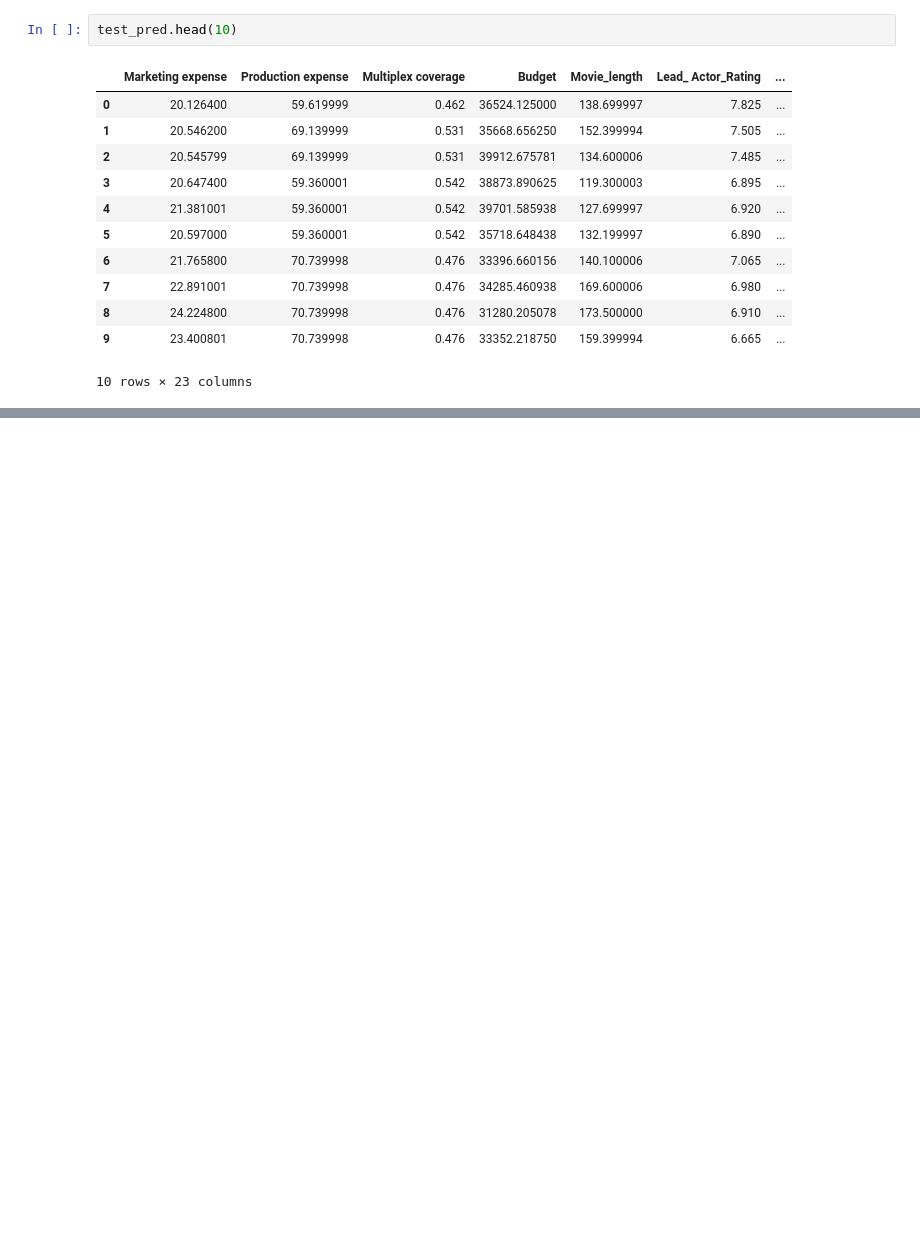
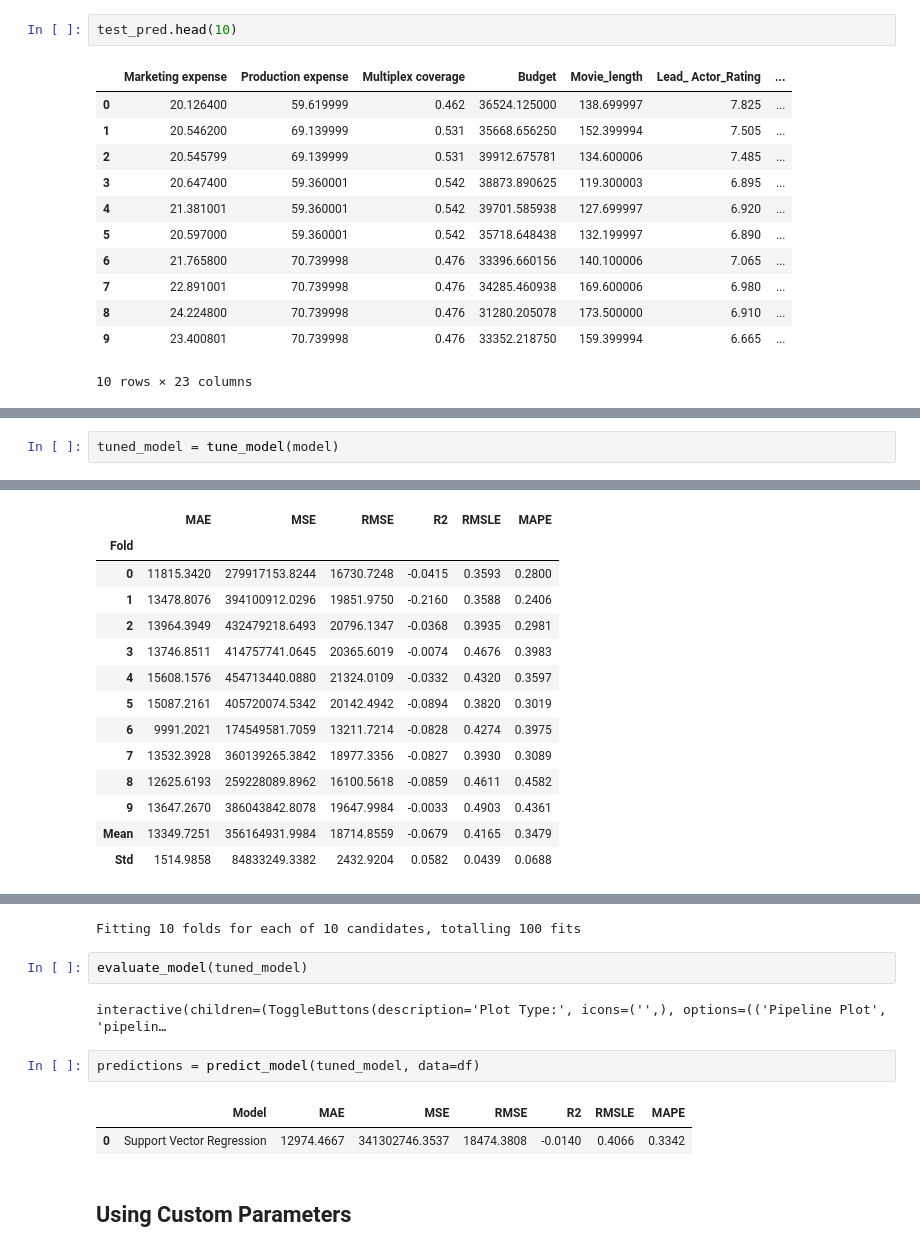
Before and after one commit to Nanda-Kiran-Royal/ML_practice, a Jupyter notebook: Pycaret.ipynb, the cells around one changed output, grey strips where cells are left out. Saved outputs shown, nothing was run; the diff lists cells and outputs as text; blank space fills up the shorter version.

```diff
--- a/Pycaret.ipynb
+++ b/Pycaret.ipynb
@@ -389,0 +477,3 @@ test_pred.head(10)
+# %%
+tuned_model = tune_model(model)
+# %% [output]
@@ -389,0 +481,14 @@ test_pred.head(10)
+|  | MAE | MSE | RMSE | R2 | RMSLE | MAPE |
+| Fold |  |  |  |  |  |  |
+| 0 | 11815.3420 | 279917153.8244 | 16730.7248 | -0.0415 | 0.3593 | 0.2800 |
+| 1 | 13478.8076 | 394100912.0296 | 19851.9750 | -0.2160 | 0.3588 | 0.2406 |
+| 2 | 13964.3949 | 432479218.6493 | 20796.1347 | -0.0368 | 0.3935 | 0.2981 |
+| 3 | 13746.8511 | 414757741.0645 | 20365.6019 | -0.0074 | 0.4676 | 0.3983 |
+| 4 | 15608.1576 | 454713440.0880 | 21324.0109 | -0.0332 | 0.4320 | 0.3597 |
+| 5 | 15087.2161 | 405720074.5342 | 20142.4942 | -0.0894 | 0.3820 | 0.3019 |
+| 6 | 9991.2021 | 174549581.7059 | 13211.7214 | -0.0828 | 0.4274 | 0.3975 |
+| 7 | 13532.3928 | 360139265.3842 | 18977.3356 | -0.0827 | 0.3930 | 0.3089 |
+| 8 | 12625.6193 | 259228089.8962 | 16100.5618 | -0.0859 | 0.4611 | 0.4582 |
+| 9 | 13647.2670 | 386043842.8078 | 19647.9984 | -0.0033 | 0.4903 | 0.4361 |
+| Mean | 13349.7251 | 356164931.9984 | 18714.8559 | -0.0679 | 0.4165 | 0.3479 |
+| Std | 1514.9858 | 84833249.3382 | 2432.9204 | 0.0582 | 0.0439 | 0.0688 |
@@ -389,0 +496,12 @@ test_pred.head(10)
+Fitting 10 folds for each of 10 candidates, totalling 100 fits
+# %%
+evaluate_model(tuned_model)
+# %% [output]
+interactive(children=(ToggleButtons(description='Plot Type:', icons=('',), options=(('Pipeline Plot', 'pipelin…
+# %%
+predictions = predict_model(tuned_model, data=df)
+# %% [output]
+|  | Model | MAE | MSE | RMSE | R2 | RMSLE | MAPE |
+| 0 | Support Vector Regression | 12974.4667 | 341302746.3537 | 18474.3808 | -0.0140 | 0.4066 | 0.3342 |
+# %% [markdown]
+## Using Custom Parameters
```
Also changed, not shown: parts of 32 cells of this notebook.
